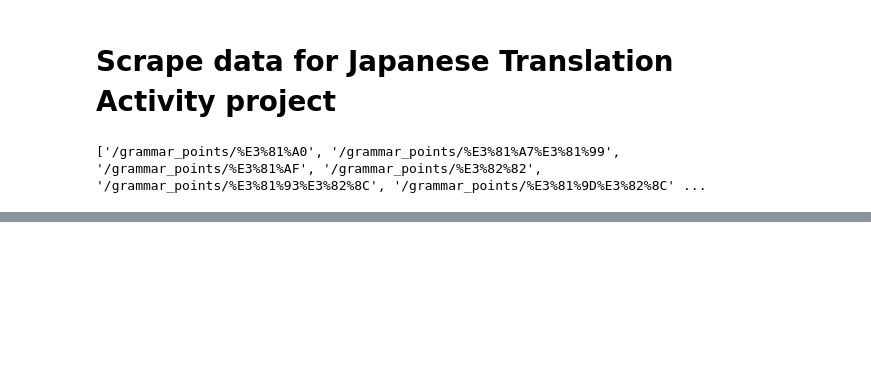
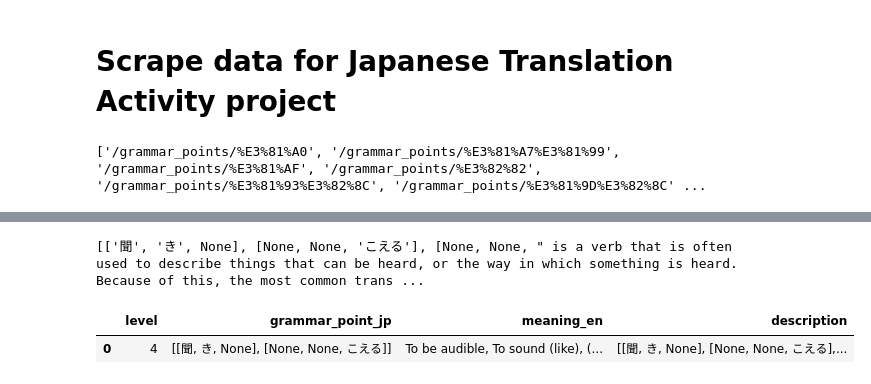
Before and after one commit to Max8Curtis/JapaneseTranslationActivity, a Jupyter notebook: scrape.ipynb, the cells around one changed output, grey strips where cells are left out. Saved outputs shown, nothing was run; the diff lists cells and outputs as text; code cells hidden in the pictures; blank space fills up the shorter version.

```diff
--- a/scrape.ipynb
+++ b/scrape.ipynb
@@ -28,13 +29,3 @@ examples_df = pd.DataFrame(columns=["grammar_id", "text", "grammar_char_location
 # "grammar_char_location": indeces where the grammar point appears in the text, for later highlighting
 # %% [output]
 ['/grammar_points/%E3%81%A0', '/grammar_points/%E3%81%A7%E3%81%99', '/grammar_points/%E3%81%AF', '/grammar_points/%E3%82%82', '/grammar_points/%E3%81%93%E3%82%8C', '/grammar_points/%E3%81%9D%E3%82%8C' ...
-# %%
-for url in grammar_points_list[:1]:
-    # full_url = BASE_URL + url
-    full_url = "https://bunpro.jp/grammar_points/%E3%82%92"
-    page_data = requests.get(full_url)
-
-    soup = BeautifulSoup(page_data.text, "html.parser")
-
-    for ex in soup.find_all("p", {"class": "bp-ddw prose text-large md:text-subtitle"}):
-        print(ex)
@@ -46,0 +83,39 @@ for url in grammar_points_list[:1]:
+# %%
+for url in grammar_points_list:
+
+    full_url = BASE_URL + url
+    # full_url = "https://bunpro.jp/grammar_points/%E3%82%92"
+    # full_url = "https://bunpro.jp/grammar_points/%E8%81%9E%E3%81%93%E3%81%88%E3%82%8B"
+    page_data = requests.get(full_url)
+
+    soup = BeautifulSoup(page_data.text, "html.parser")
+
+    # TODO: FILL IN GRAMMAR POINT INFORMATION AND ADD TO grammar_data_df
+    # USE THAT ID FOR examples_df ENTRIES
+
+    level = soup.find("p", {"class": "text-primary-contrast md:text-primary-fg"})
+    level = str(level.text)[1:2]
+
+    grammar_point_jp = soup.find("span", {"class": "bp-ddw undefined"})
+    grammar_point_jp = extract_text(str(grammar_point_jp))
+
+    meaning_en = soup.find("span", {"class": "mt-4 block text-body text-primary-contrast md:text-subtitle md:text-primary-fg"})
+    meaning_en = meaning_en.text
+
+    description = soup.find("div", {"class": "bp-ddw bp-writeup-body prose"})
+    description = extract_text(str(description))
+    print(description)
+
+    grammar_data = {"level": level, "grammar_point_jp": grammar_point_jp, "meaning_en": meaning_en, "description": description}
+
+    grammar_data_df.loc[len(grammar_data_df)] = grammar_data
+
+    for ex in soup.find_all("p", {"class": "bp-ddw prose text-large md:text-subtitle"}):
+        text = extract_text(str(ex))
+# %% [output]
+[['聞', 'き', None], [None, None, 'こえる'], [None, None, " is a verb that is often used to describe things that can be heard, or the way in which something is heard. Because of this, the most common trans ...
+# %%
+grammar_data_df
+# %% [output]
+|  | level | grammar_point_jp | meaning_en | description |
+| 0 | 4 | [[聞, き, None], [None, None, こえる]] | To be audible, To sound (like), (... | [[聞, き, None], [None, None, こえる],... |
```
Also changed, not shown: parts of 3 cells of this notebook.
